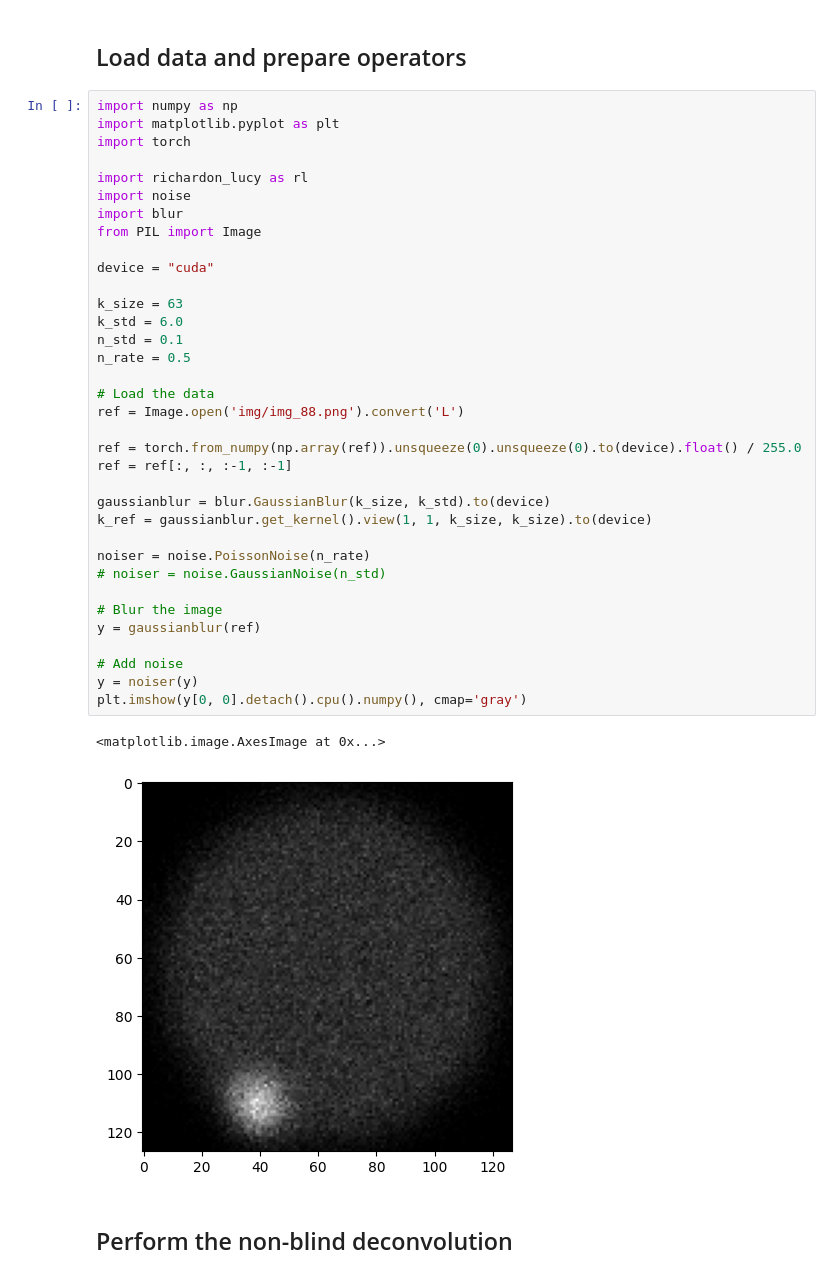
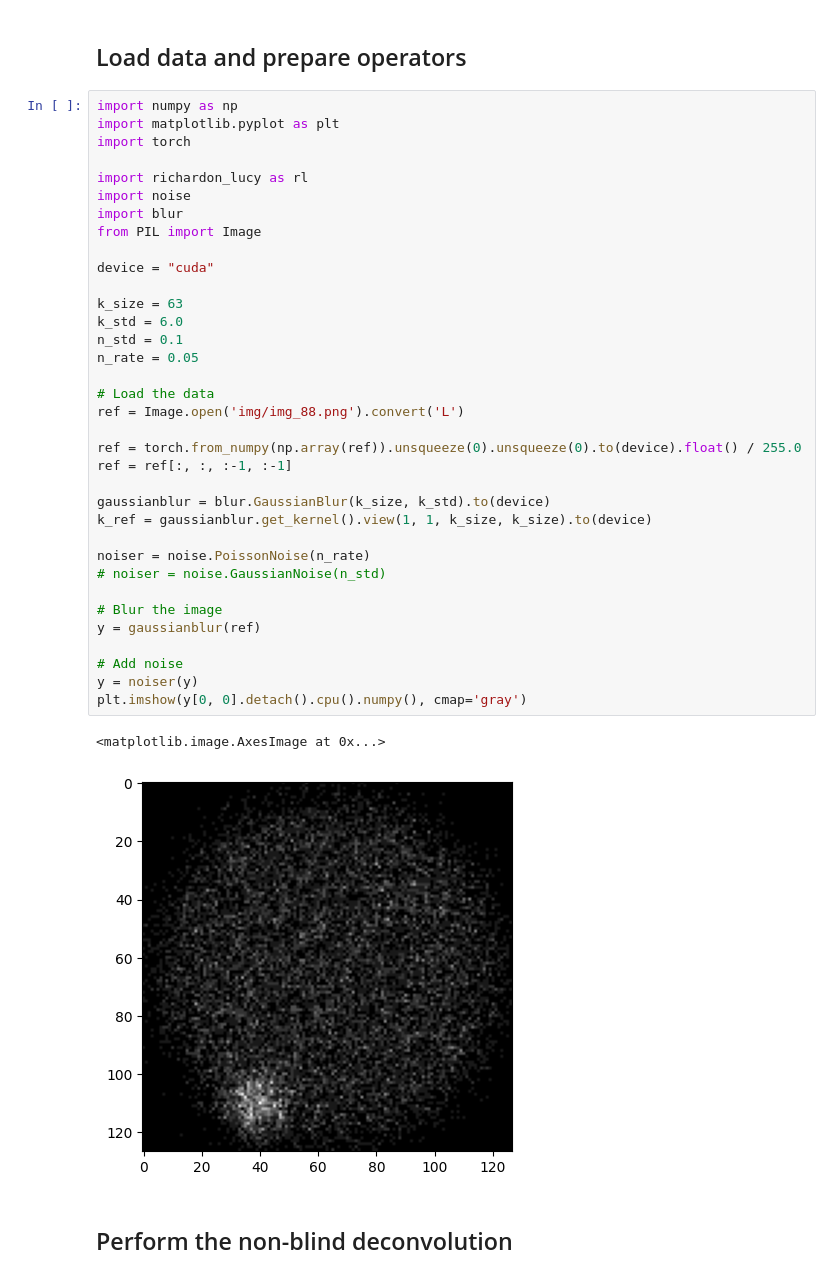
Before and after one commit to Tmodrzyk/richardson-lucy-python, a Jupyter notebook: greyscale.ipynb, the cells around one changed output. Drawn from its saved outputs; the diff is of its cells as text.

```diff
--- a/greyscale.ipynb
+++ b/greyscale.ipynb
@@ -11,34 +11,34 @@ import richardon_lucy as rl
 import noise
 import blur
 from PIL import Image
 
 device = "cuda"
 
 k_size = 63
 k_std = 6.0
 n_std = 0.1
-n_rate = 0.5
+n_rate = 0.05
 
 # Load the data
 ref = Image.open('img/img_88.png').convert('L')
 
 ref = torch.from_numpy(np.array(ref)).unsqueeze(0).unsqueeze(0).to(device).float() / 255.0
 ref = ref[:, :, :-1, :-1]
 
 gaussianblur = blur.GaussianBlur(k_size, k_std).to(device)
 k_ref = gaussianblur.get_kernel().view(1, 1, k_size, k_size).to(device)
 
 noiser = noise.PoissonNoise(n_rate)
 # noiser = noise.GaussianNoise(n_std)
 
 # Blur the image
 y = gaussianblur(ref)
 
 # Add noise
 y = noiser(y)
 plt.imshow(y[0, 0].detach().cpu().numpy(), cmap='gray')
 # %% [output]
 <matplotlib.image.AxesImage at 0x...>
-[figure, old version]
+[figure, new version]
 # %% [markdown]
 ## Perform the non-blind deconvolution
```
Also changed, not shown: parts of 8 cells of this notebook, 3 other files.
